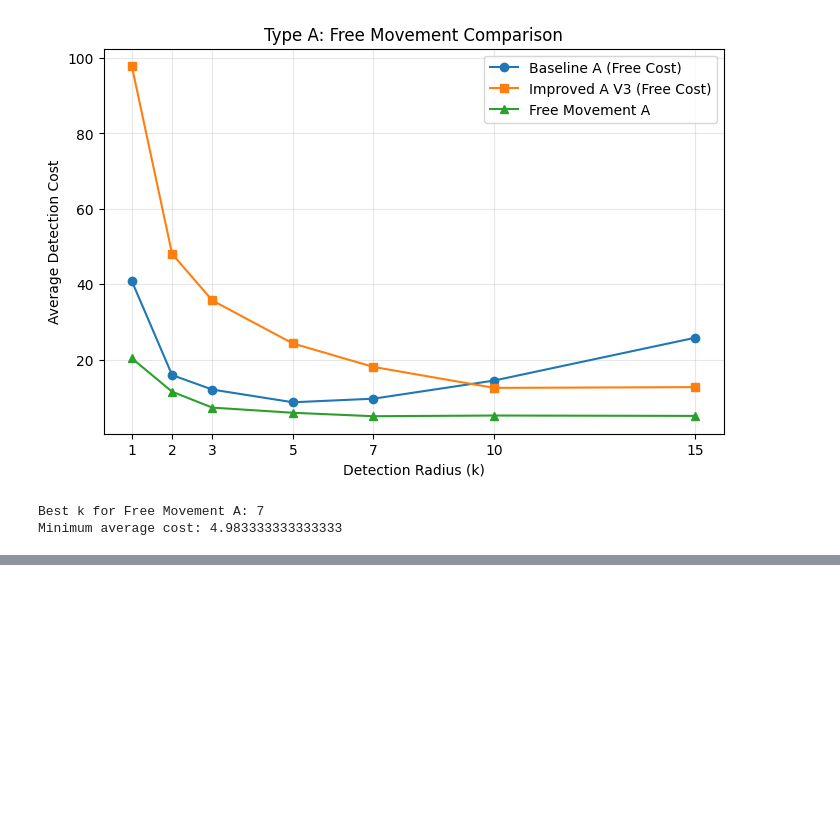
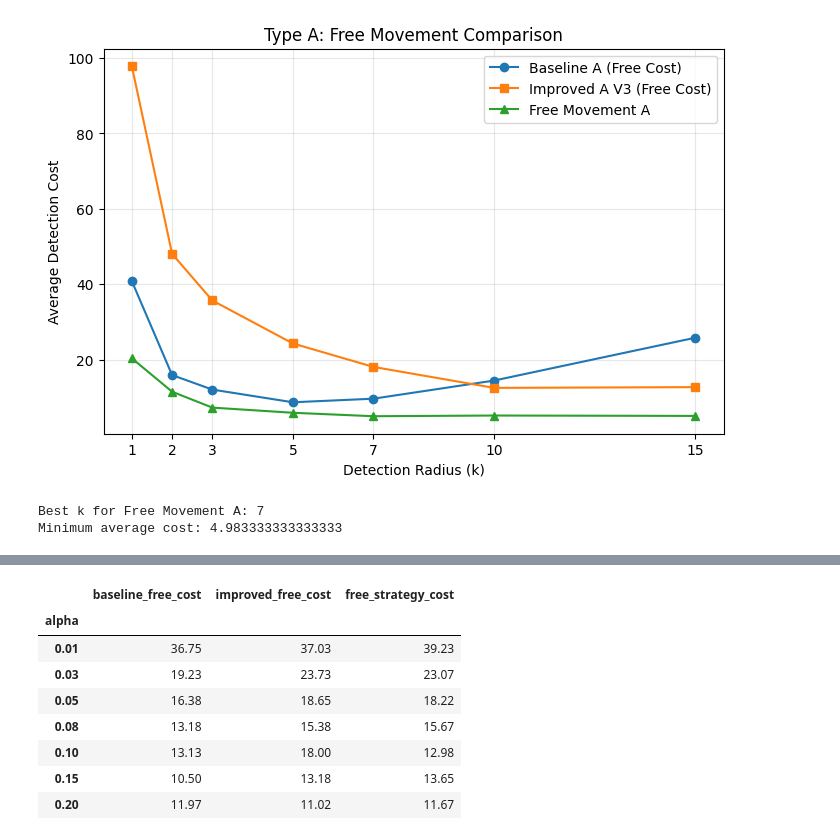
Before and after one commit to taotaokt/CS440, a Jupyter notebook: CS440-Project02-ZhitongGuo/project2.ipynb, the cells around one changed output, grey strips where cells are left out. Saved outputs shown, nothing was run; the diff lists cells and outputs as text; code cells hidden in the pictures; blank space fills up the shorter version.

```diff
--- a/CS440-Project02-ZhitongGuo/project2.ipynb
+++ b/CS440-Project02-ZhitongGuo/project2.ipynb
@@ -2687,3 +2687,36 @@ print(
 # %% [output]
 Best k for Free Movement A: 7
 Minimum average cost: 4.983333333333333
+# %%
+#Q6 Type B Free Movement
+
+results_free_b = []
+
+for alpha in alpha_values_free:
+
+    for trial, (start, lost_pos) in enumerate(free_test_cases):
+
+        random.seed(440 + trial)
+        baseline = baseline_type_b(
+            large_ship, start, lost_pos, alpha
+        )
+
+        random.seed(440 + trial)
+        improved = improved_type_b(
+            large_ship, start, lost_pos, alpha
+        )
+
+        random.seed(440 + trial)
+        free = free_movement_type_b(
+            large_ship, start, lost_pos, alpha
+        )
+
+        results_free_b.append({
+            "alpha": alpha,
+            "trial": trial,
+            "baseline_free_cost": 0.5 * baseline["detections"],
+            "improved_free_cost": 0.5 * improved["detections"],
+            "free_strategy_cost": free["total_cost"]
+        })
+
+    print("Finished alpha =", alpha)
@@ -2689,0 +2731,22 @@ Minimum average cost: 4.983333333333333
+# %%
+df_free_b = pd.DataFrame(results_free_b)
+
+summary_free_b = df_free_b.groupby("alpha")[
+    [
+        "baseline_free_cost",
+        "improved_free_cost",
+        "free_strategy_cost"
+    ]
+].mean()
+
+display(summary_free_b.round(2))
+# %% [output]
+|  | baseline_free_cost | improved_free_cost | free_strategy_cost |
+| alpha |  |  |  |
+| 0.01 | 36.75 | 37.03 | 39.23 |
+| 0.03 | 19.23 | 23.73 | 23.07 |
+| 0.05 | 16.38 | 18.65 | 18.22 |
+| 0.08 | 13.18 | 15.38 | 15.67 |
+| 0.10 | 13.13 | 18.00 | 12.98 |
+| 0.15 | 10.50 | 13.18 | 13.65 |
+| 0.20 | 11.97 | 11.02 | 11.67 |
```
Also changed, not shown: parts of 2 cells of this notebook.
